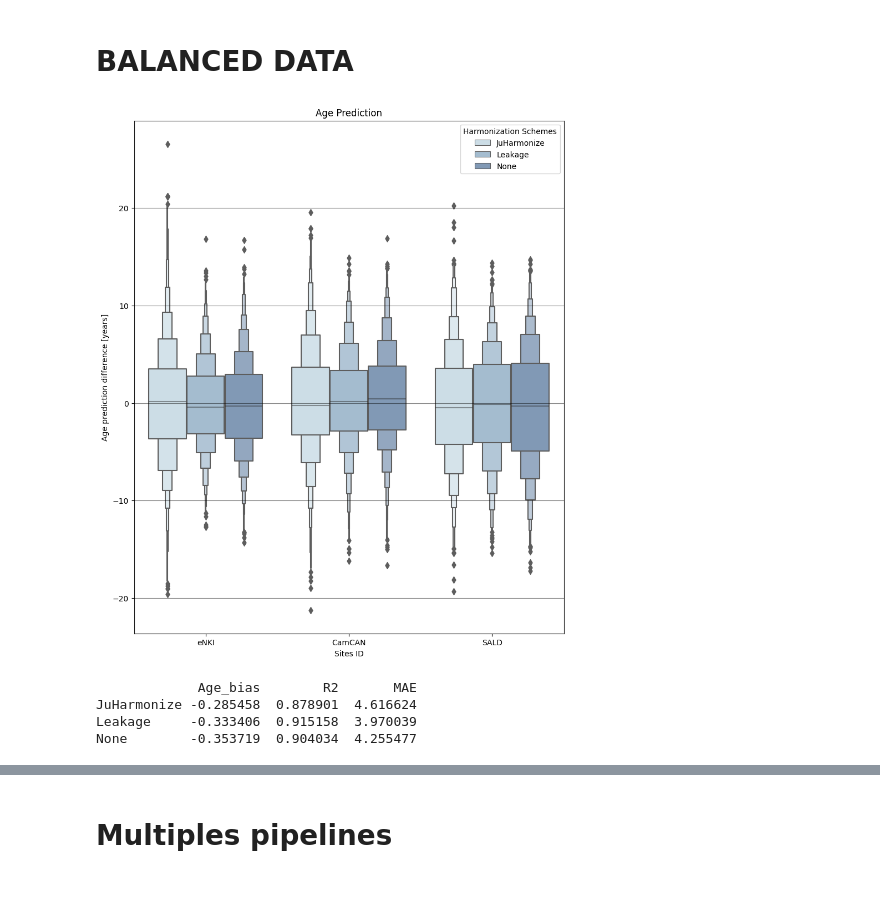
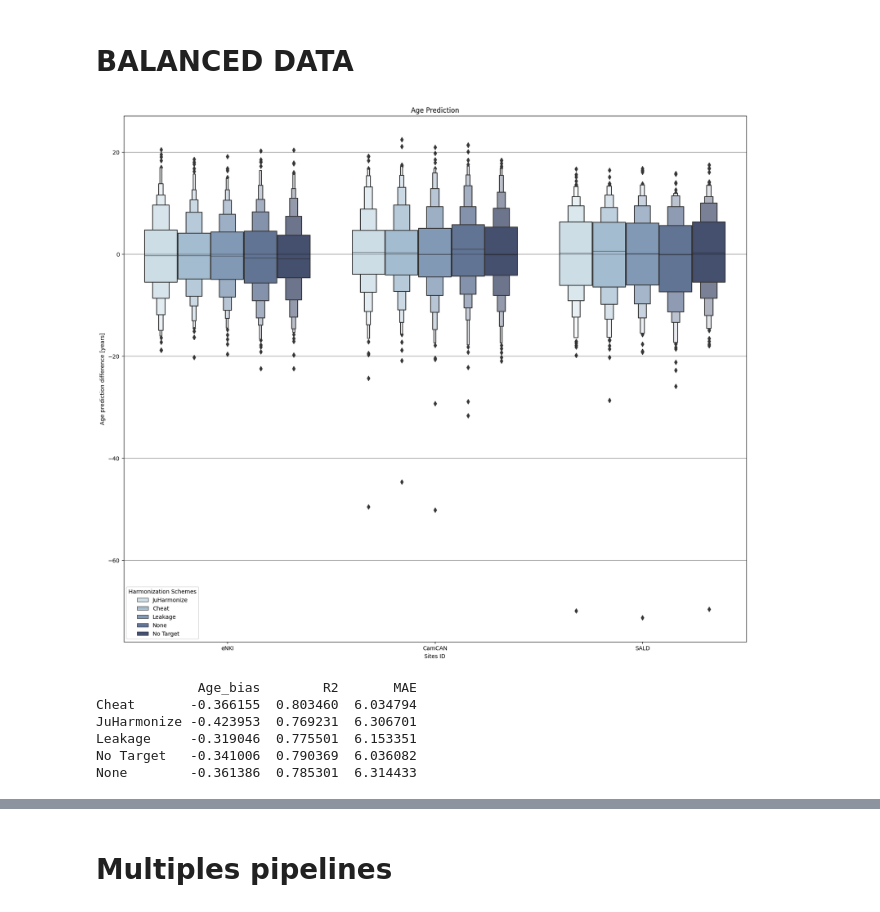
Before and after one commit to juaml/harmonize_project, a Jupyter notebook: 3_check_results/regression_plots.ipynb, the cells around one changed output, grey strips where cells are left out. Drawn from its saved outputs; the diff is of its cells as text; code cells hidden in the pictures.

```diff
--- a/3_check_results/regression_plots.ipynb
+++ b/3_check_results/regression_plots.ipynb
@@ -233,47 +301,51 @@ None         -0.213803  0.933309   4.331851
 # BALANCED DATA
 # %%
 exp_dir = "/home/nnieto/Nico/Harmonization/results_regression/"
-experiments_to_check = {'test_regression_balanced_data_rf_stack_rvr_pred'}
-data = extract_experiment_data(exp_dir, experiments_to_check, train_acc=True)
+experiments_to_check = {'test_regression_balanced_data_rvr_stack_rvr_pred'}
+data = extract_experiment_data(exp_dir, experiments_to_check, train=False)
 data.rename(columns={"harmonize_mode": "Harmonization Schemes"},
             inplace=True)
 data["Harmonization Schemes"].replace({"pretend": "JuHarmonize",
                                        "target": "Leakage",
                                        "none": "None",
                                        "cheat": "Cheat",
                                        "notarget": "No Target"}, inplace=True)
 
-harm_modes = ["JuHarmonize", "Leakage", "None"]
+harm_modes = ["JuHarmonize", "Cheat", "Leakage", "None", "No Target"]
 data = data[data["Harmonization Schemes"].isin(harm_modes)]
 absolute = False
+harm_modes = ["JuHarmonize", "Cheat", "Leakage", "None", "No Target"]
 
 if absolute:
     data["y_diff"] = np.abs(data["y_true"]-data["y_pred"])
 else:
     data["y_diff"] = data["y_true"]-data["y_pred"]
 
-fig, ax = plt.subplots(1, 1, figsize=[10, 12])
+fig, ax = plt.subplots(1, 1, figsize=[20, 17])
 pal = sbn.cubehelix_palette(5, rot=-.15, light=0.85, dark=0.3)
 
 sbn.boxenplot(
     data=data, palette=pal,
-    x="site", y="y_diff", hue="Harmonization Schemes",
-    hue_order=harm_modes
+    hue_order=harm_modes,
+    x="site", y="y_diff", hue="Harmonization Schemes"
+
 )
 plt.ylabel("Age prediction difference [years]")
 plt.title("Age Prediction")
 plt.xlabel("Sites ID")
 plt.grid(alpha=0.5, axis="y", c="black")
 plt.show()
 
 table = table_generation(data)
 print(table)
 # %% [output]
-[figure, old version]
+[figure, new version]
              Age_bias        R2       MAE
-JuHarmonize -0.285458  0.878901  4.616624
-Leakage     -0.333406  0.915158  3.970039
-None        -0.353719  0.904034  4.255477
+Cheat       -0.366155  0.803460  6.034794
+JuHarmonize -0.423953  0.769231  6.306701
+Leakage     -0.319046  0.775501  6.153351
+No Target   -0.341006  0.790369  6.036082
+None        -0.361386  0.785301  6.314433
 # %%
 data["y_diff"] = np.abs(data["y_true"]-data["y_pred"])
 data = data[data["Harmonization Schemes"].isin(harm_modes)]
```
Also changed, not shown: parts of 19 cells of this notebook, 6 other files.
